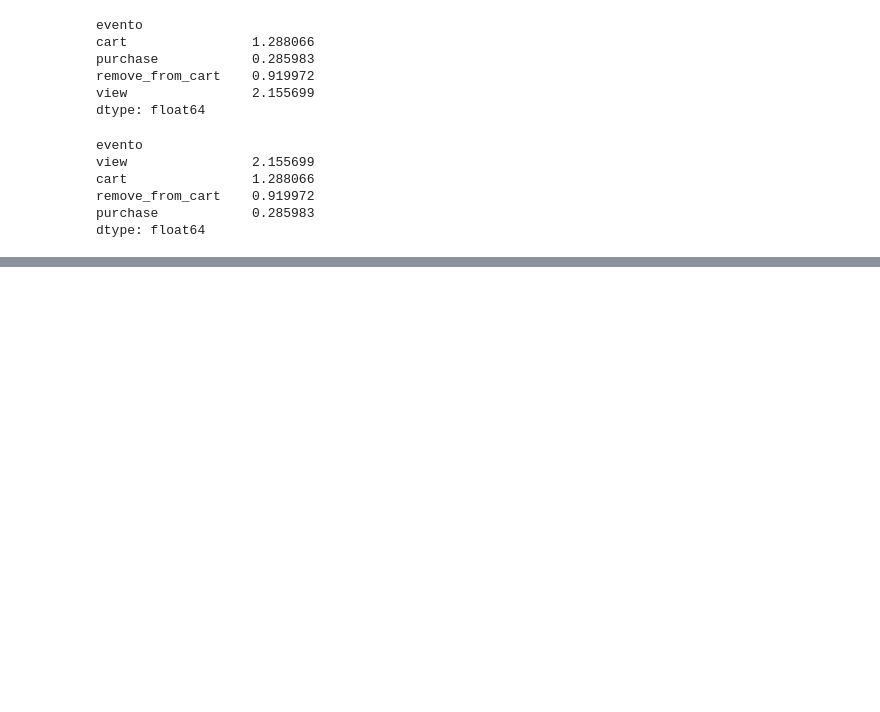
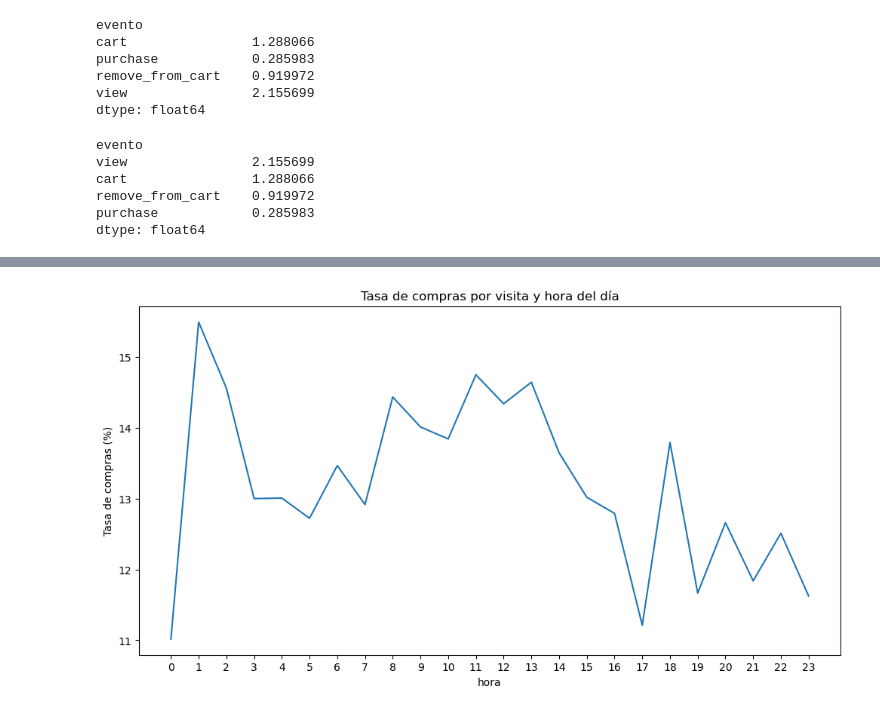
Before and after one commit to bernimagraner/Analisis_Ecommerce, a Jupyter notebook: notebooks/02_AnalisisInsights.ipynb, the cells around one changed output, grey strips where cells are left out. Cells and saved outputs as stored; diff of their text form; code cells hidden in the pictures; blank space fills up the shorter version.

```diff
--- a/notebooks/02_AnalisisInsights.ipynb
+++ b/notebooks/02_AnalisisInsights.ipynb
@@ -142,0 +176,9 @@ dtype: float64
+# %%
+eventos_hora['compras_visita'] = eventos_hora['purchase'] / eventos_hora['view']*100
+eventos_hora['compras_visita'].plot(figsize = (12,6))
+plt.title("Tasa de compras por visita y hora del día")
+plt.ylabel("Tasa de compras (%)")
+plt.xticks(ticks=eventos_hora.index, labels=eventos_hora.index)
+plt.show()
+# %% [output]
+[figure, added]
```
Also changed, not shown: parts of 21 cells of this notebook.
